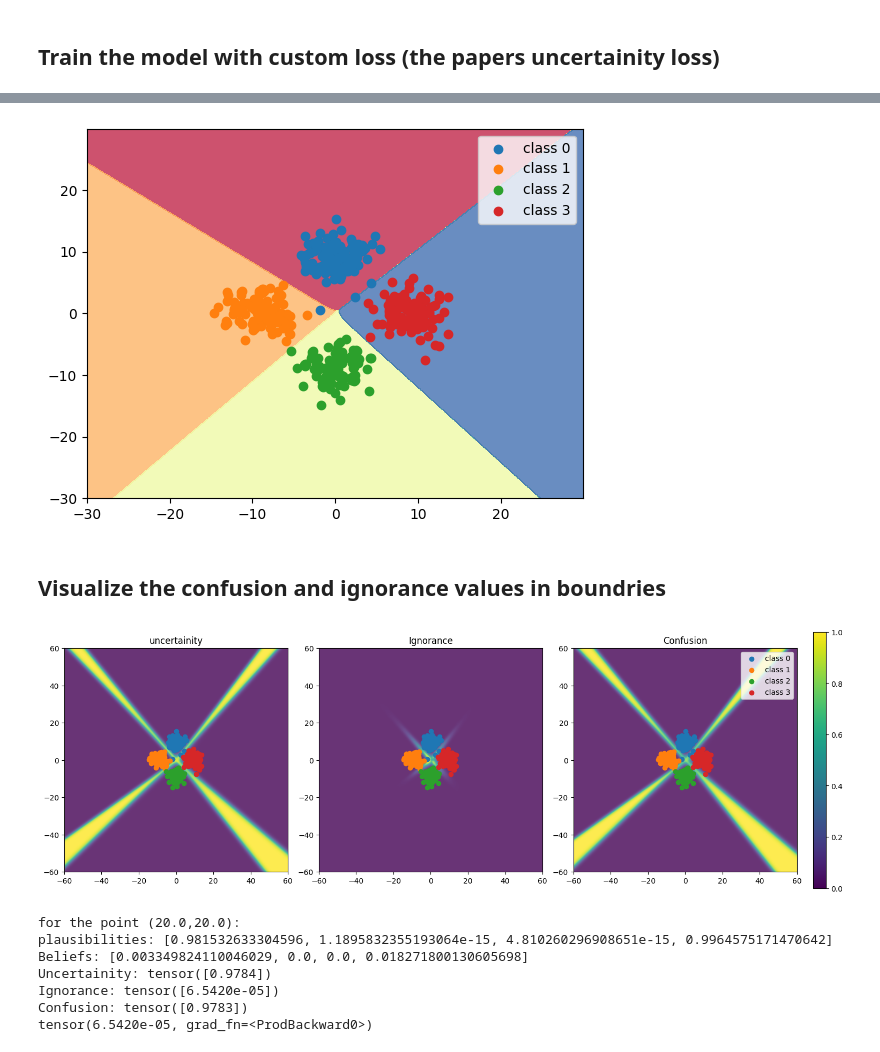
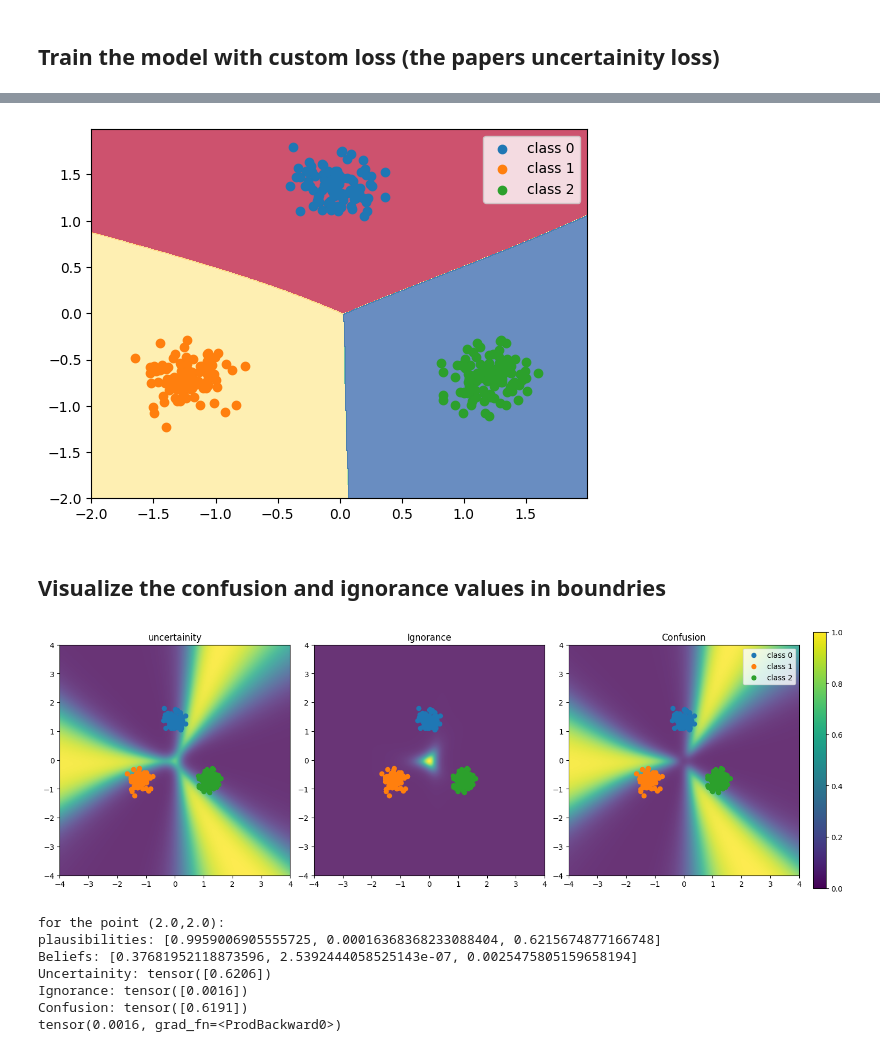
Before and after one commit to gencf/Flexible-Visual-Recognition-by-Evidential-Modeling-of-Confusion-and-Ignorance, a Jupyter notebook: train_toy_dataset.ipynb, the cells around one changed output, grey strips where cells are left out. Drawn from its saved outputs; the diff is of its cells as text; code cells hidden in the pictures.

```diff
--- a/train_toy_dataset.ipynb
+++ b/train_toy_dataset.ipynb
@@ -64,9 +64,9 @@ class MLP(nn.Module):
 ## Generate the 2D toy dataset
 # %%
 # Generate some data
-n_classes = 4
+n_classes = 3
 n_samples_per_class = 500
-std = 2
+std = 1
 distance = 9
 shuffle = True
 
@@ -81,5 +81,10 @@ X, y = get_n_classes_2d_toy_dataset(n_classes=n_classes,
                                     random_seed=random_seed,
                                     shuffle=shuffle)
 
+# normalize the data
+X = (X - X.mean(axis=0)) / X.std(axis=0)
+
+
+
 plot_2d_toy_dataset(X, y, n_classes)
 # %% [output]
@@ -220,10 +215,16 @@ plot_boundries(MLP_classic,
 # %%
 # create the MLP which will be trained with the losses in the paper
 MLP_with_our_loss = MLP(input_dim=2,
-                   hidden_dims=[32, 16],
-                   output_dims=n_classes,
-                   activation=nn.ReLU(),
-                   last_layer_activation=nn.Sigmoid())
+                        hidden_dims=[32, 128, 32],
+                        output_dims=n_classes,
+                        activation=nn.Tanh(),
+                        last_layer_activation=nn.Sigmoid())
+
+# initialize the weights of the MLP
+# def init_weights(m):
+#     if type(m) == nn.Linear:
+#         nn.init.kaiming_normal_(m.weight)
+#         m.bias.data.fill_(0.01)
 
 # print the MLP
 print("\nMLP with our loss:")
@@ -299,19 +293,19 @@ plot_losses_and_accuracies(
 # %%
 # plot the boundries
 plot_boundries(
     model=MLP_with_our_loss,
     device="cpu",
     X=X_validation,
     y=y_validation,
     n_classes=n_classes,
-    plot_step=0.05,
-    x_min=-30,
-    x_max=30,
-    y_min=-30,
-    y_max=30
+    plot_step=0.005,
+    x_min=-2,
+    x_max=2,
+    y_min=-2,
+    y_max=2
 )
 # %% [output]
-[figure, old version]
+[figure, new version]
 # %% [markdown]
 ## Visualize the confusion and ignorance values in boundries
 # %%
@@ -322,17 +316,17 @@ plot_ignorance_uncertainity_confusion(
     X=X_validation,
     y=y_validation,
     n_classes=n_classes,
-    plot_step=0.05,
-    x_min=-60,
-    x_max=60,
-    y_min=-60,
-    y_max=60
+    plot_step=0.005,
+    x_min=-4,
+    x_max=4,
+    y_min=-4,
+    y_max=4
 )
 # %% [output]
-[figure, old version]
+[figure, new version]
 # %%
 # input a point and measure the beliefs, uncertainity, ignorance and confusion
-x_sample = torch.tensor([[20, 20]], dtype=torch.float32)
+x_sample = torch.tensor([[2.0, 2.0]], dtype=torch.float32)
 
 y_pred_sample = MLP_with_our_loss(x_sample)
 
@@ -349,10 +343,10 @@ print(f"Confusion: {confusion}")
 
 print((1-y_pred_sample).prod())
 # %% [output]
-for the point (20.0,20.0):
-plausibilities: [0.981532633304596, 1.1895832355193064e-15, 4.810260296908651e-15, 0.9964575171470642]
-Beliefs: [0.003349824110046029, 0.0, 0.0, 0.018271800130605698]
-Uncertainity: tensor([0.9784])
-Ignorance: tensor([6.5420e-05])
-Confusion: tensor([0.9783])
-tensor(6.5420e-05, grad_fn=<ProdBackward0>)
+for the point (2.0,2.0):
+plausibilities: [0.9959006905555725, 0.00016368368233088404, 0.6215674877166748]
+Beliefs: [0.37681952118873596, 2.5392444058525143e-07, 0.0025475805159658194]
+Uncertainity: tensor([0.6206])
+Ignorance: tensor([0.0016])
+Confusion: tensor([0.6191])
+tensor(0.0016, grad_fn=<ProdBackward0>)
```
Also changed, not shown: parts of 10 cells of this notebook.
